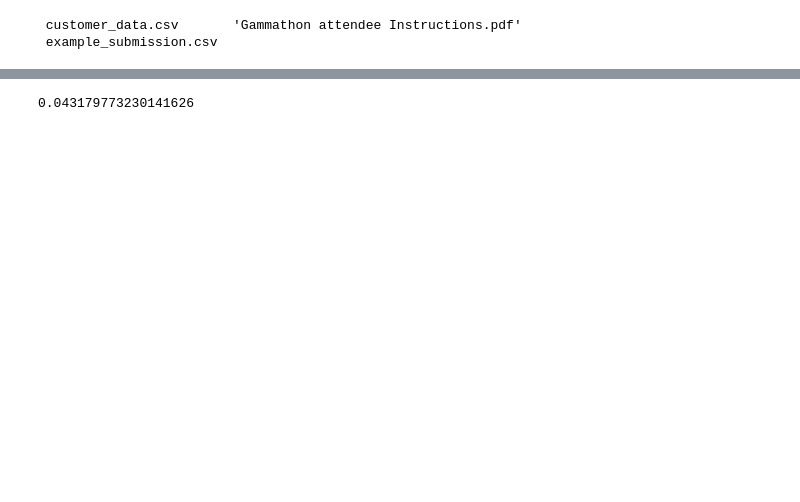
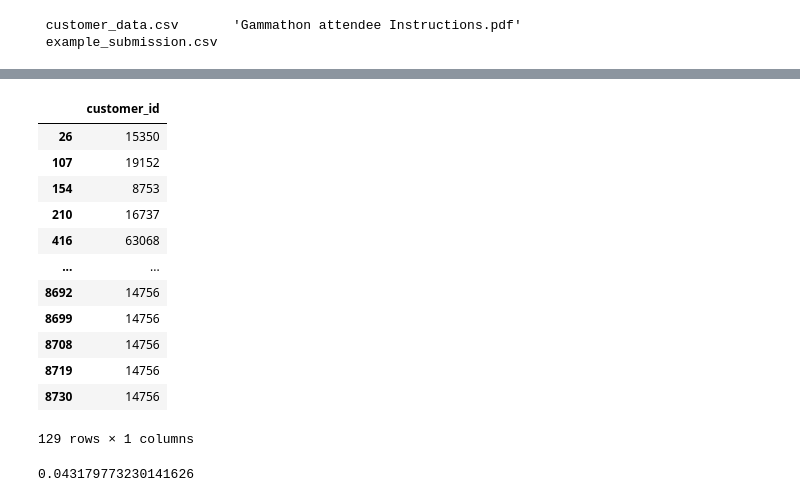
Before and after one commit to AntonOsika/BCGHack, a Jupyter notebook: train.ipynb, the cells around one changed output, grey strips where cells are left out. Drawn from its saved outputs; the diff is of its cells as text; code cells hidden in the pictures; blank space fills up the shorter version.

```diff
--- a/train.ipynb
+++ b/train.ipynb
@@ -16,3 +36,20 @@ submission = pd.read_csv('e.csv')
+# %%
+# How many times did we submit churned users? 129.
+submission[submission.isin(dfff[dfff.churned].customer_id.tolist()).customer_id]
+# %% [output]
+|  | customer_id |
+| 26 | 15350 |
+| 107 | 19152 |
+| 154 | 8753 |
+| 210 | 16737 |
+| 416 | 63068 |
+| ... | ... |
+| 8692 | 14756 |
+| 8699 | 14756 |
+| 8708 | 14756 |
+| 8719 | 14756 |
+| 8730 | 14756 |
+129 rows × 1 columns
 # %%
 df2 = pd.read_csv('eres.csv')
 # %%
```
Also changed, not shown: parts of 2 cells of this notebook.
